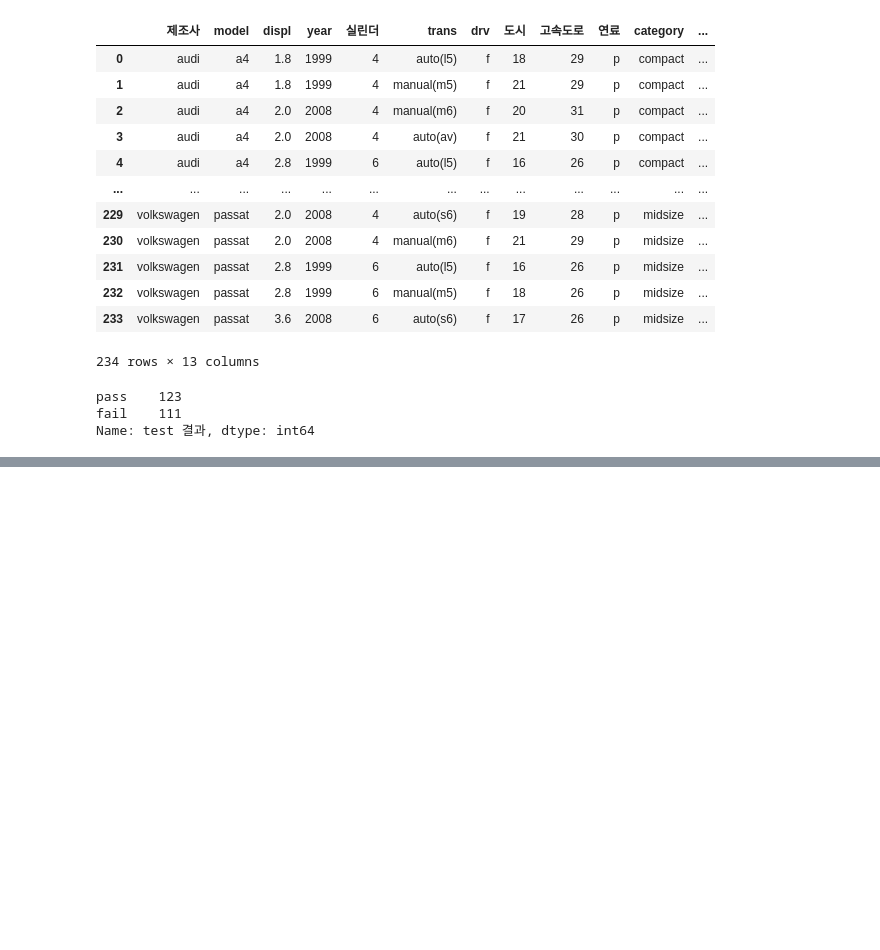
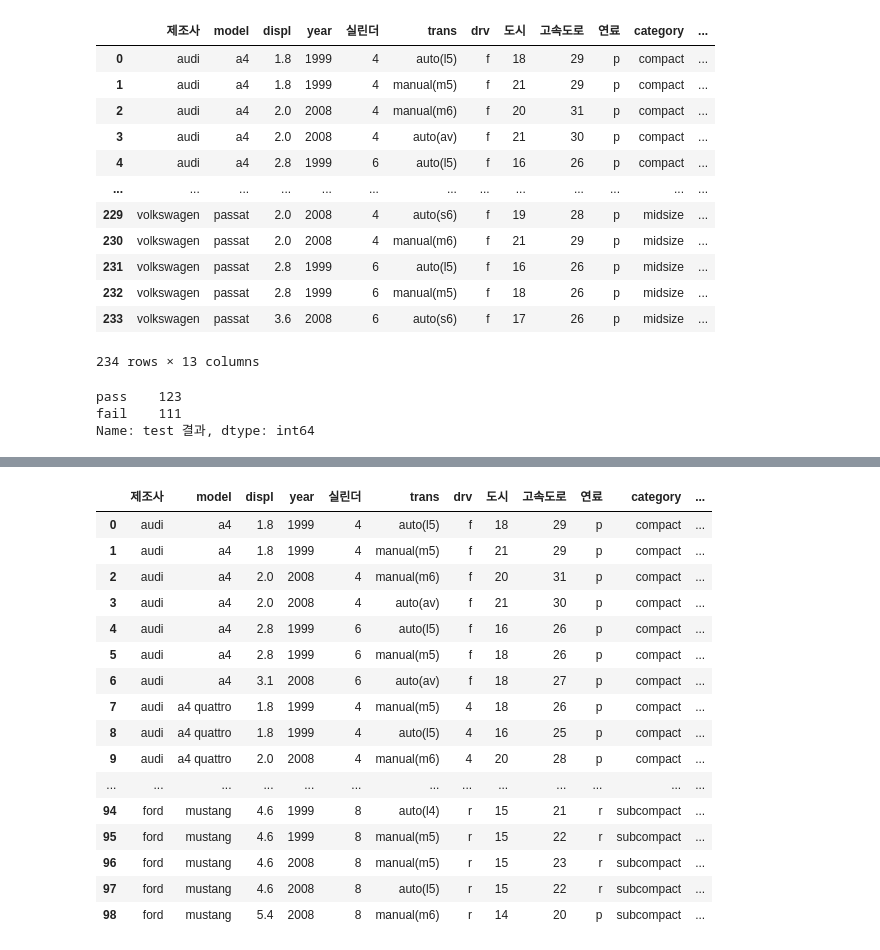
Before and after one commit to Hanjateacherson/SMHRD, a Jupyter notebook: python/03_Pandas_mpg.ipynb, the cells around one changed output, grey strips where cells are left out. Saved outputs shown, nothing was run; the diff lists cells and outputs as text; code cells hidden in the pictures; blank space fills up the shorter version.

```diff
--- a/python/03_Pandas_mpg.ipynb
+++ b/python/03_Pandas_mpg.ipynb
@@ -460,0 +739,20 @@ Name: test 결과, dtype: int64
+# %%
+mpg_copy[(mpg_copy['제조사']=='ford') | (mpg_copy['제조사'] == 'audi')]
+# %% [output]
+|  | 제조사 | model | displ | year | 실린더 | trans | drv | 도시 | 고속도로 | 연료 | category | ... |
+| 0 | audi | a4 | 1.8 | 1999 | 4 | auto(l5) | f | 18 | 29 | p | compact | ... |
+| 1 | audi | a4 | 1.8 | 1999 | 4 | manual(m5) | f | 21 | 29 | p | compact | ... |
+| 2 | audi | a4 | 2.0 | 2008 | 4 | manual(m6) | f | 20 | 31 | p | compact | ... |
+| 3 | audi | a4 | 2.0 | 2008 | 4 | auto(av) | f | 21 | 30 | p | compact | ... |
+| 4 | audi | a4 | 2.8 | 1999 | 6 | auto(l5) | f | 16 | 26 | p | compact | ... |
+| 5 | audi | a4 | 2.8 | 1999 | 6 | manual(m5) | f | 18 | 26 | p | compact | ... |
+| 6 | audi | a4 | 3.1 | 2008 | 6 | auto(av) | f | 18 | 27 | p | compact | ... |
+| 7 | audi | a4 quattro | 1.8 | 1999 | 4 | manual(m5) | 4 | 18 | 26 | p | compact | ... |
+| 8 | audi | a4 quattro | 1.8 | 1999 | 4 | auto(l5) | 4 | 16 | 25 | p | compact | ... |
+| 9 | audi | a4 quattro | 2.0 | 2008 | 4 | manual(m6) | 4 | 20 | 28 | p | compact | ... |
+| ... | ... | ... | ... | ... | ... | ... | ... | ... | ... | ... | ... | ... |
+| 94 | ford | mustang | 4.6 | 1999 | 8 | auto(l4) | r | 15 | 21 | r | subcompact | ... |
+| 95 | ford | mustang | 4.6 | 1999 | 8 | manual(m5) | r | 15 | 22 | r | subcompact | ... |
+| 96 | ford | mustang | 4.6 | 2008 | 8 | manual(m5) | r | 15 | 23 | r | subcompact | ... |
+| 97 | ford | mustang | 4.6 | 2008 | 8 | auto(l5) | r | 15 | 22 | r | subcompact | ... |
+| 98 | ford | mustang | 5.4 | 2008 | 8 | manual(m6) | r | 14 | 20 | p | subcompact | ... |
```
Also changed, not shown: parts of 46 cells of this notebook.
